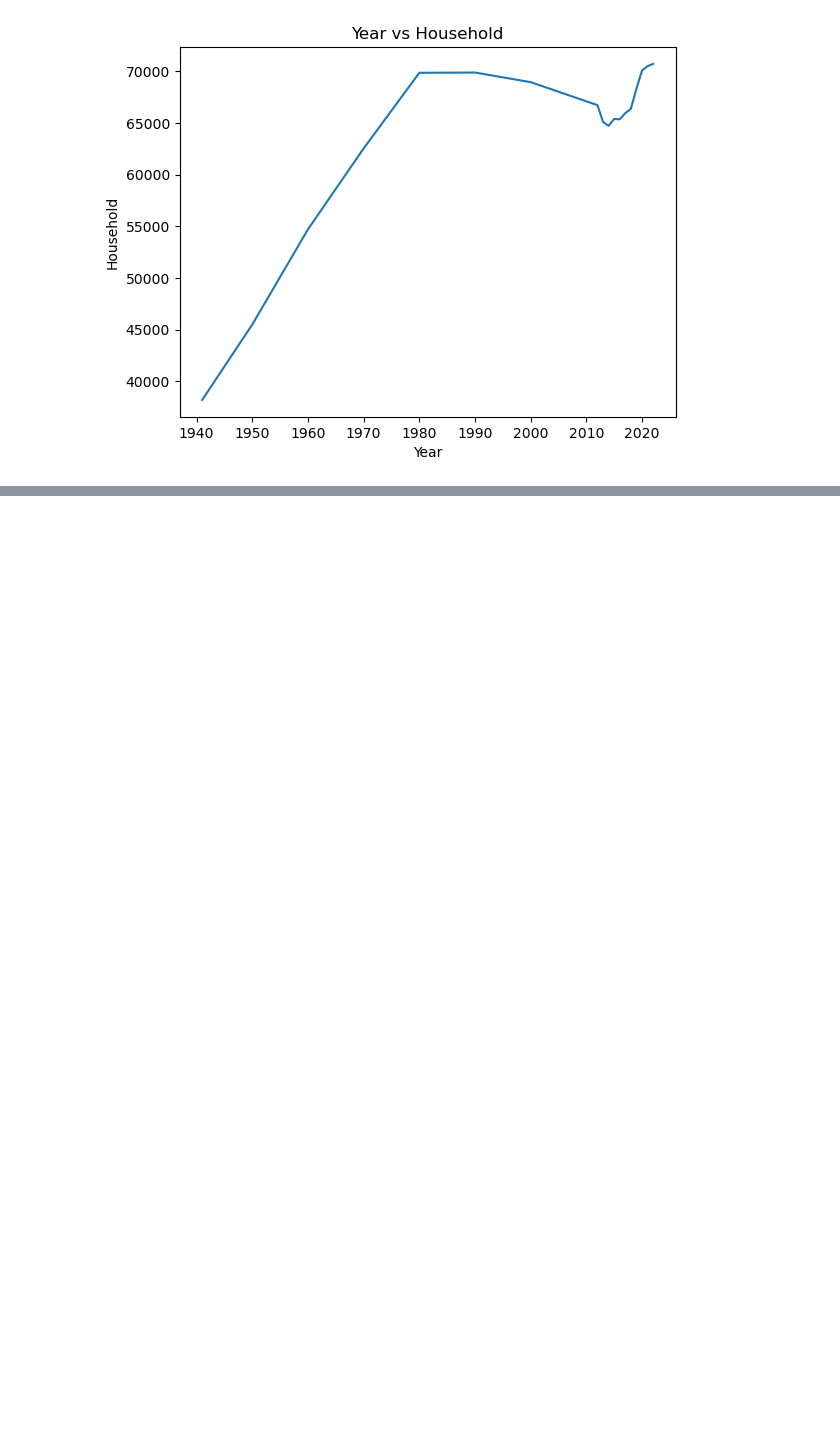
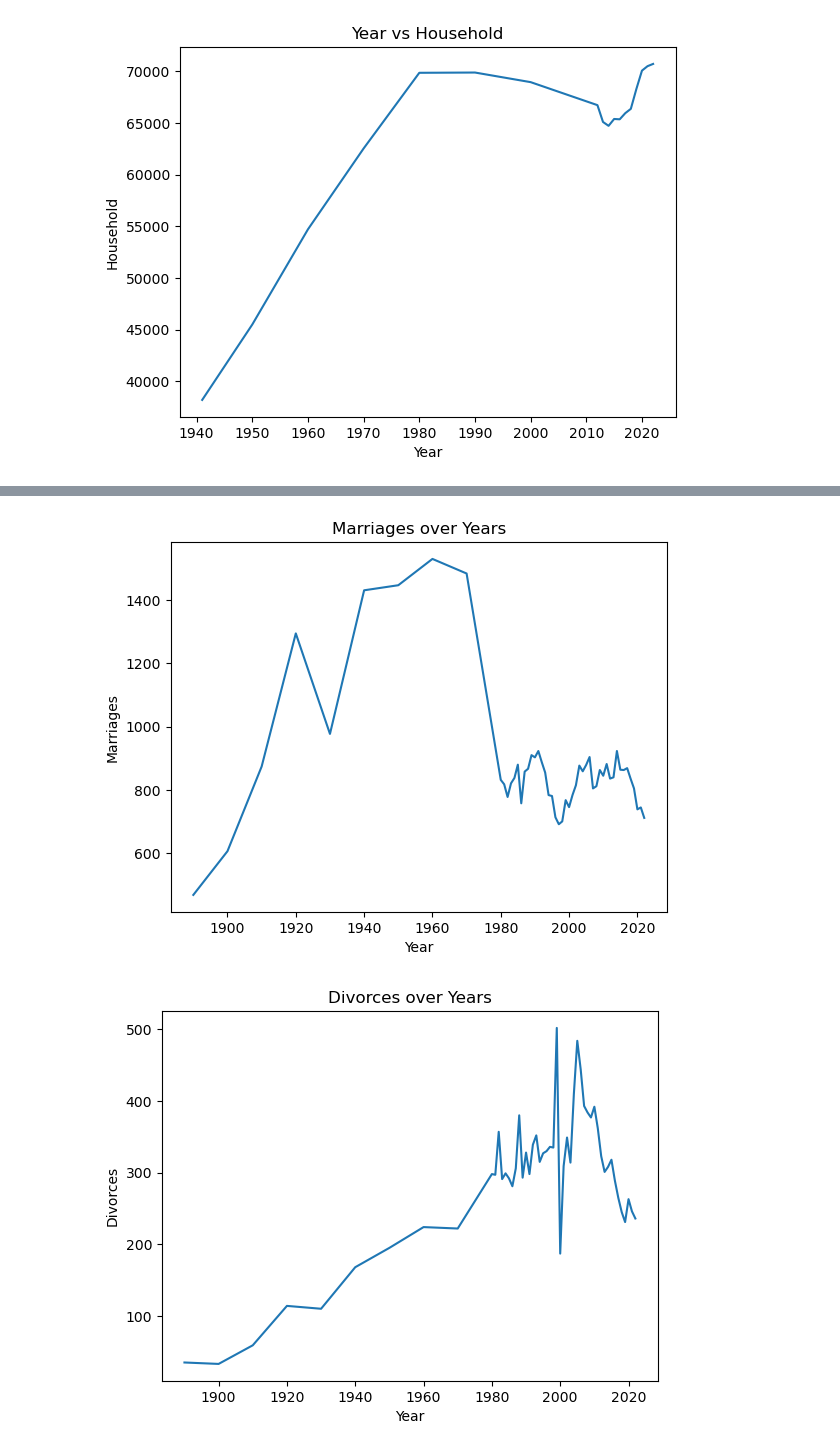
Before and after one commit to gboaventura93/project_Bern, a Jupyter notebook: project.ipynb, the cells around one changed output, grey strips where cells are left out. Cells and saved outputs as stored; diff of their text form; code cells hidden in the pictures; blank space fills up the shorter version.

```diff
--- a/project.ipynb
+++ b/project.ipynb
@@ -354,0 +380,6 @@ plt.show()
+# %%
+df3 = df3[['Unnamed: 0', 'Unnamed: 3', 'Unnamed: 5', 'Unnamed: 7', 'Unnamed: 8']]
+df3 = df3.rename(columns={'Unnamed: 0': 'Year', 'Unnamed: 3': 'Marriages', 'Unnamed: 5': 'Divorces',
+                          'Unnamed: 7': 'Births', 'Unnamed: 8': 'Dead'
+}) #the columns 4 and 5 are counts with the total population. so it's possible to delate for this study.
+df3.head()
@@ -354,0 +393,12 @@ plt.show()
+# %%
+df3_interest_values = ['Marriages', 'Divorces', 'Births', 'Dead']
+for i in df3_interest_values:
+    plt.figure()
+    plt.plot(df3['Year'], df3[i])
+    plt.xlabel('Year')
+    plt.ylabel(i)
+    plt.title(f'{i} over Years')
+    plt.show()
+# %% [output]
+[figure, added]
+[figure, added]
```
Also changed, not shown: parts of 33 cells of this notebook.
